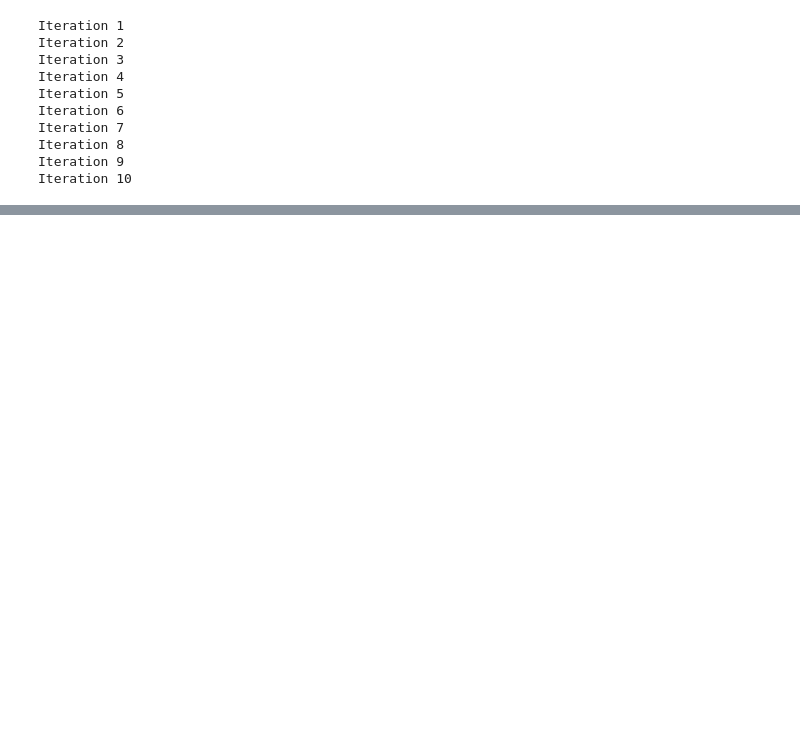
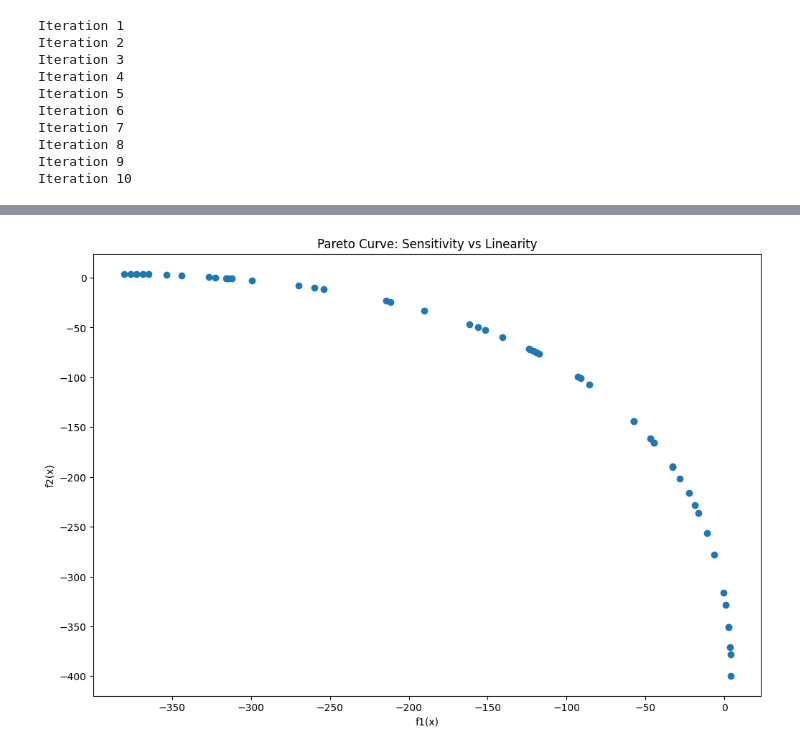
Before and after one commit to pachecowillians/particle-swarm-optimization, a Jupyter notebook: mopso.ipynb, the cells around one changed output, grey strips where cells are left out. Cells and saved outputs as stored; diff of their text form; code cells hidden in the pictures; blank space fills up the shorter version.

```diff
--- a/mopso.ipynb
+++ b/mopso.ipynb
@@ -148,0 +149,14 @@ plot(particles)
+# %%
+y1 = [cost_function(best)[0] for best in gbest]
+y2 = [cost_function(best)[1] for best in gbest]
+
+# Plotting the Pareto chart
+plt.figure(figsize=(12, 8))
+# Pontos não dominados
+plt.scatter(y1, y2, marker="o", label="Non-dominated particles")
+plt.xlabel("f1(x)")
+plt.ylabel("f2(x)")
+plt.title("Pareto Curve: Sensitivity vs Linearity")
+plt.show()
+# %% [output]
+[figure, added]
```
Also changed, not shown: parts of 5 cells of this notebook, 1 other file.
